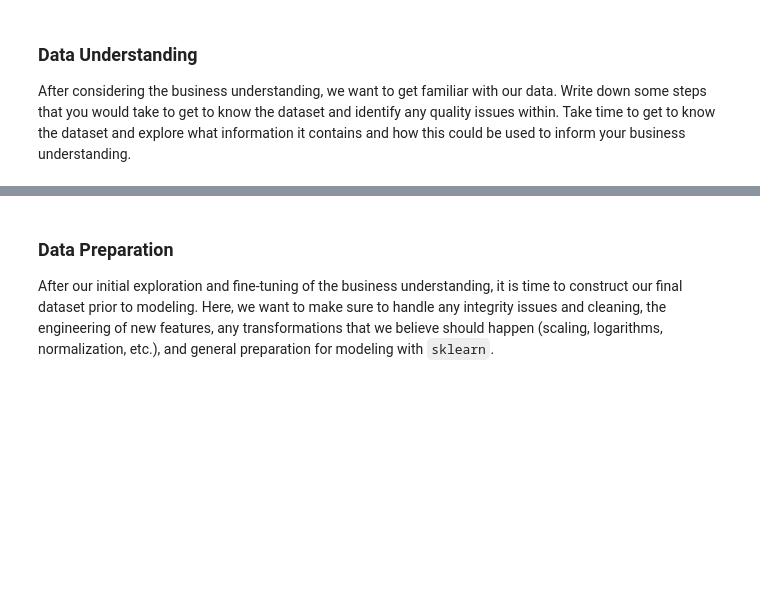
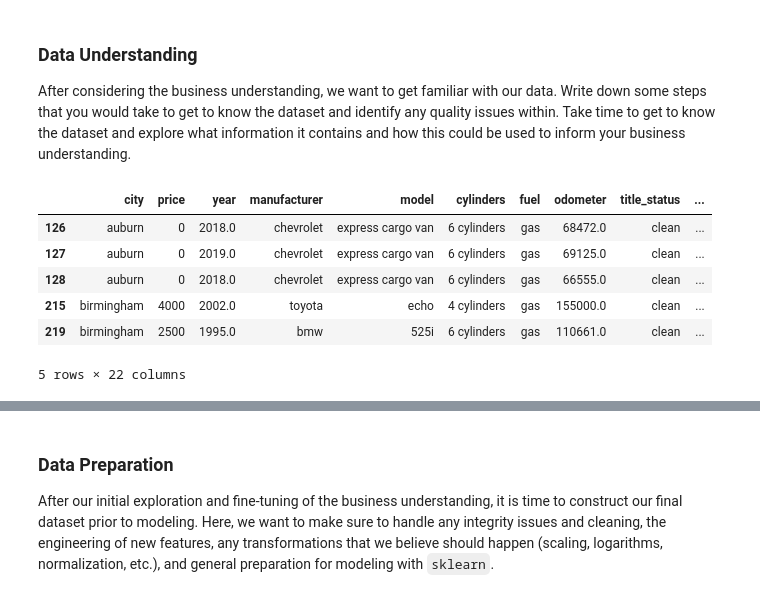
Before and after one commit to bytefirst7/practical_app2, a Jupyter notebook: prompt_II.ipynb, the cells around one changed output, grey strips where cells are left out. Drawn from its saved outputs; the diff is of its cells as text; code cells hidden in the pictures; blank space fills up the shorter version.

```diff
--- a/prompt_II.ipynb
+++ b/prompt_II.ipynb
@@ -25,3 +78,14 @@ From a business perspective, we are tasked with identifying key drivers for used
 ### Data Understanding
 
 After considering the business understanding, we want to get familiar with our data.  Write down some steps that you would take to get to know the dataset and identify any quality issues within.  Take time to get to know the dataset and explore what information it contains and how this could be used to inform your business understanding.
+# %%
+df_encoding = pd.get_dummies(df, columns=['condition'])
+df_encoding.head()
+# %% [output]
+|  | city | price | year | manufacturer | model | cylinders | fuel | odometer | title_status | ... |
+| 126 | auburn | 0 | 2018.0 | chevrolet | express cargo van | 6 cylinders | gas | 68472.0 | clean | ... |
+| 127 | auburn | 0 | 2019.0 | chevrolet | express cargo van | 6 cylinders | gas | 69125.0 | clean | ... |
+| 128 | auburn | 0 | 2018.0 | chevrolet | express cargo van | 6 cylinders | gas | 66555.0 | clean | ... |
+| 215 | birmingham | 4000 | 2002.0 | toyota | echo | 4 cylinders | gas | 155000.0 | clean | ... |
+| 219 | birmingham | 2500 | 1995.0 | bmw | 525i | 6 cylinders | gas | 110661.0 | clean | ... |
+5 rows × 22 columns
```
Also changed, not shown: parts of 16 cells of this notebook.
